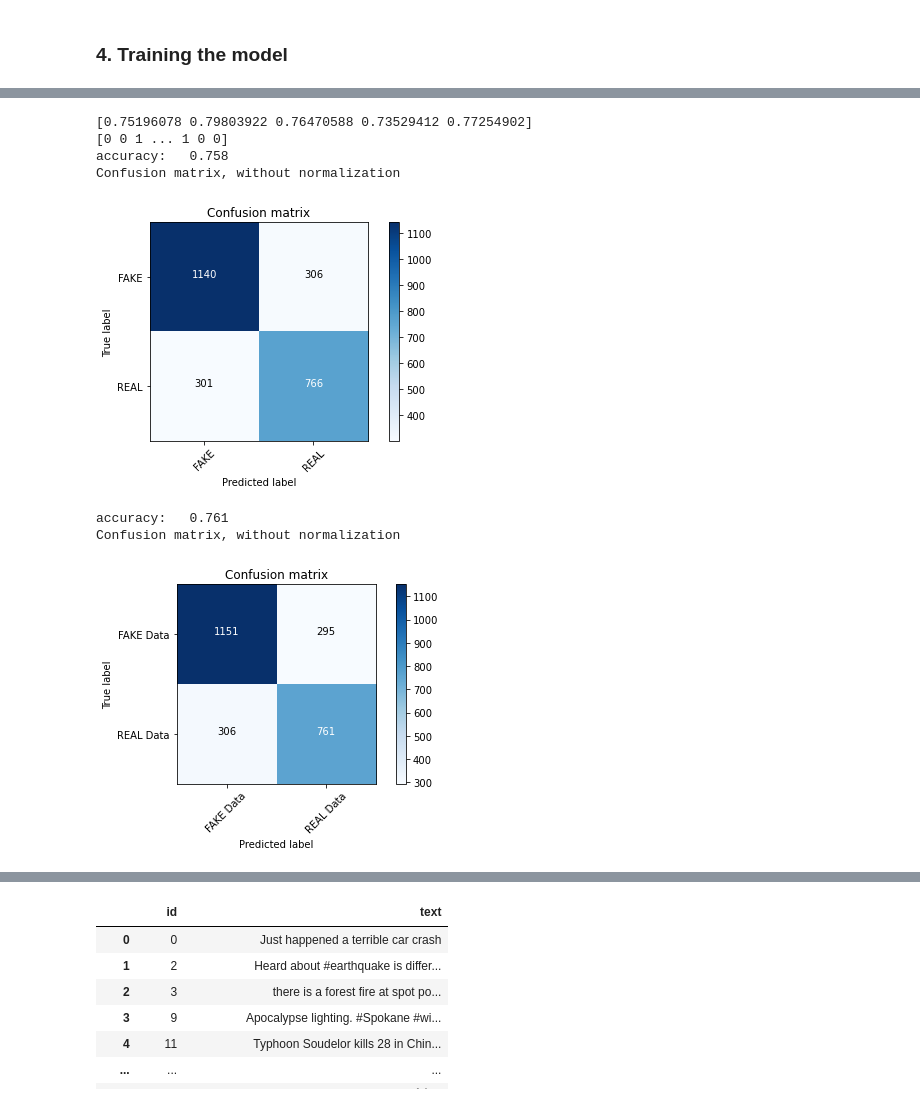
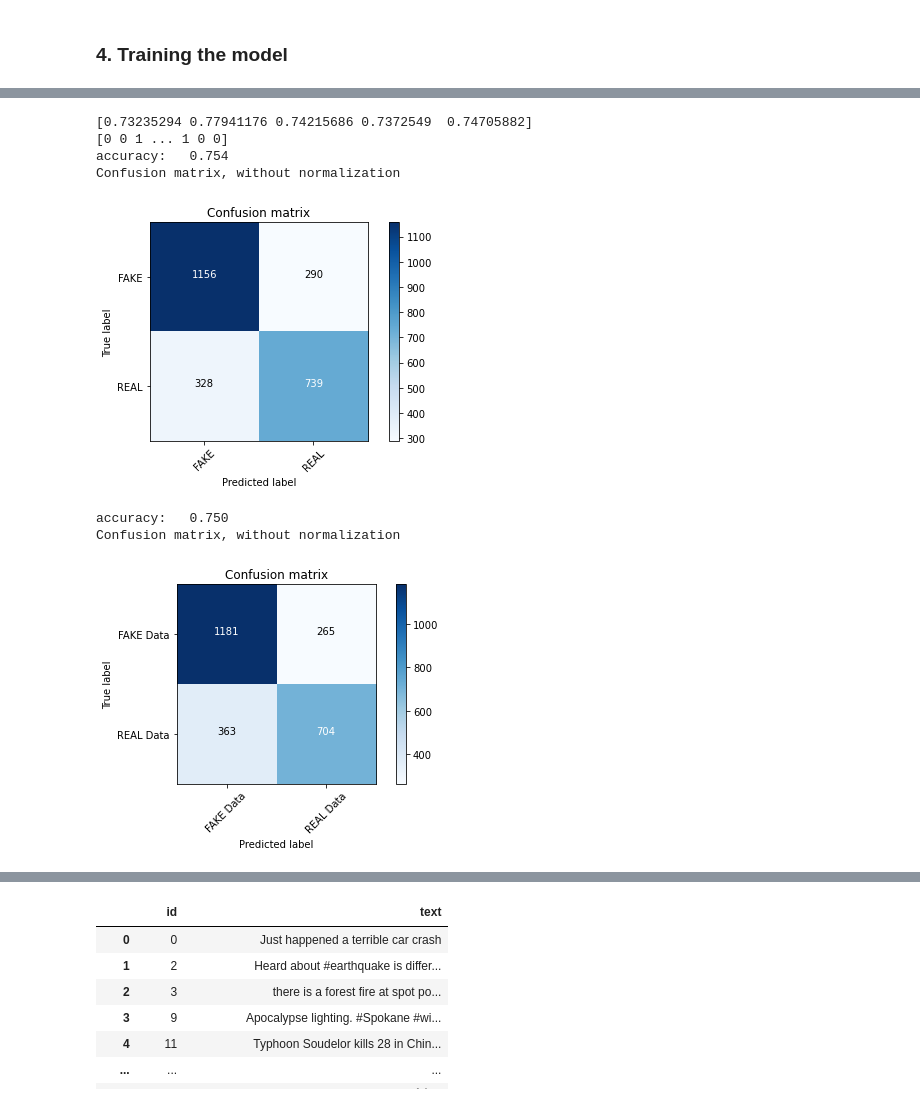
Before and after one commit to saishdesai23/Prediction-of-Disaster-tweets-using-Natural-Language-Processing, a Jupyter notebook: Natural Language Processing with Disaster Tweets.ipynb, the cells around one changed output, grey strips where cells are left out. Cells and saved outputs as stored; diff of their text form; code cells hidden in the pictures.

```diff
--- a/Natural Language Processing with Disaster Tweets.ipynb
+++ b/Natural Language Processing with Disaster Tweets.ipynb
@@ -211,0 +271,3 @@ def plot_confusion_matrix(cm, classes,
+# %%
+classifier=MultinomialNB()
+classifier.fit(X_train,Y_train)
@@ -212,8 +278,5 @@ def plot_confusion_matrix(cm, classes,
 # %%
-from sklearn.naive_bayes import MultinomialNB
-classifier=MultinomialNB()
-classifier.fit(train_df,Y_train)
-pred = classifier.predict(test_df)
+pred = classifier.predict(X_test)
 score = metrics.accuracy_score(Y_test, pred)
 print("accuracy:   %0.3f" % score)
 cm = metrics.confusion_matrix(Y_test, pred)
@@ -227,8 +290,8 @@ Confusion matrix, without normalization
 previous_score=0
 for alpha in np.arange(0,1,0.1):
     sub_classifier=MultinomialNB(alpha=alpha)
-    sub_classifier.fit(train_df,Y_train)
-    y_pred=sub_classifier.predict(test_df)
+    sub_classifier.fit(X_train,Y_train)
+    y_pred=sub_classifier.predict(X_test)
     score = metrics.accuracy_score(Y_test, y_pred)
     if score>previous_score:
         classifier=sub_classifier
@@ -254,32 +317,32 @@ array([1, 0, 1, ..., 1, 1, 1])
 from sklearn import linear_model
 from sklearn.model_selection import cross_val_score
 clf_ridge = linear_model.RidgeClassifier(alpha = 0.1)
-scores_ridge = cross_val_score(clf_ridge, train_df, Y_train, cv=5)
+scores_ridge = cross_val_score(clf_ridge, X_train, Y_train, cv=5)
 print(scores_ridge)
-clf_ridge.fit(train_df, Y_train)
-pred = clf_ridge.predict(test_df)
+clf_ridge.fit(X_train, Y_train)
+pred = clf_ridge.predict(X_test)
 print(pred)
 score = metrics.accuracy_score(Y_test, pred)
 print("accuracy:   %0.3f" % score)
 cm = metrics.confusion_matrix(Y_test, pred)
 plot_confusion_matrix(cm, classes=['FAKE', 'REAL'])
 # %% [output]
-[0.75196078 0.79803922 0.76470588 0.73529412 0.77254902]
+[0.73235294 0.77941176 0.74215686 0.7372549  0.74705882]
 [0 0 1 ... 1 0 0]
-accuracy:   0.758
+accuracy:   0.754
 Confusion matrix, without normalization
-[figure, old version]
+[figure, new version]
 # %%
 # Using PassiveAggressiveClassifier to fit the model
 from sklearn.linear_model import PassiveAggressiveClassifier
 linear_clf = PassiveAggressiveClassifier(max_iter=50)
-linear_clf.fit(train_df, Y_train)
-pred = linear_clf.predict(test_df)
+linear_clf.fit(X_train, Y_train)
+pred = linear_clf.predict(X_test)
 score = metrics.accuracy_score(Y_test, pred)
 print("accuracy:   %0.3f" % score)
 cm = metrics.confusion_matrix(Y_test, pred)
 plot_confusion_matrix(cm, classes=['FAKE Data', 'REAL Data'])
 # %% [output]
-accuracy:   0.761
+accuracy:   0.750
 Confusion matrix, without normalization
-[figure, old version]
+[figure, new version]
```
Also changed, not shown: parts of 34 cells of this notebook.
